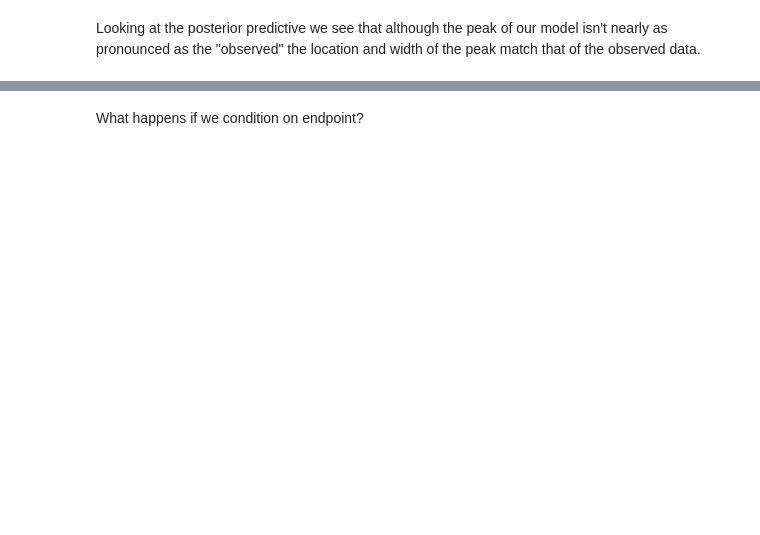
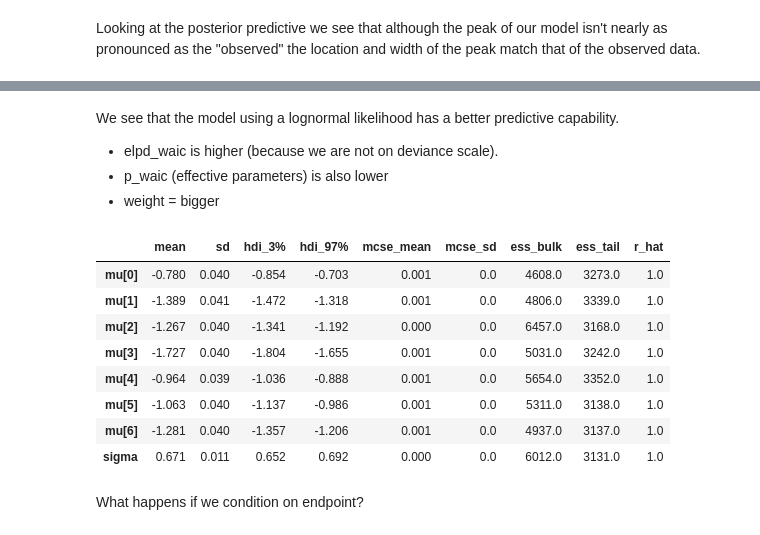
Before and after one commit to joakimGD/PRPRO-exam, a Jupyter notebook: main-question.ipynb, the cells around one changed output, grey strips where cells are left out. Saved outputs shown, nothing was run; the diff lists cells and outputs as text; code cells hidden in the pictures; blank space fills up the shorter version.

```diff
--- a/main-question.ipynb
+++ b/main-question.ipynb
@@ -333,3 +401,20 @@ Looking at the posterior predictive we see that although the peak of our model i
+# %% [markdown]
+We see that the model using a lognormal likelihood has a better predictive capability.
+- elpd_waic is higher (because we are not on deviance scale).
+- p_waic (effective parameters) is also lower
+- weight = bigger
+# %%
+az.summary(trace_h1_lognormal)
+# %% [output]
+|  | mean | sd | hdi_3% | hdi_97% | mcse_mean | mcse_sd | ess_bulk | ess_tail | r_hat |
+| mu[0] | -0.780 | 0.040 | -0.854 | -0.703 | 0.001 | 0.0 | 4608.0 | 3273.0 | 1.0 |
+| mu[1] | -1.389 | 0.041 | -1.472 | -1.318 | 0.001 | 0.0 | 4806.0 | 3339.0 | 1.0 |
+| mu[2] | -1.267 | 0.040 | -1.341 | -1.192 | 0.000 | 0.0 | 6457.0 | 3168.0 | 1.0 |
+| mu[3] | -1.727 | 0.040 | -1.804 | -1.655 | 0.001 | 0.0 | 5031.0 | 3242.0 | 1.0 |
+| mu[4] | -0.964 | 0.039 | -1.036 | -0.888 | 0.001 | 0.0 | 5654.0 | 3352.0 | 1.0 |
+| mu[5] | -1.063 | 0.040 | -1.137 | -0.986 | 0.001 | 0.0 | 5311.0 | 3138.0 | 1.0 |
+| mu[6] | -1.281 | 0.040 | -1.357 | -1.206 | 0.001 | 0.0 | 4937.0 | 3137.0 | 1.0 |
+| sigma | 0.671 | 0.011 | 0.652 | 0.692 | 0.000 | 0.0 | 6012.0 | 3131.0 | 1.0 |
 # %% [markdown]
 What happens if we condition on endpoint?
 # %%
```
Also changed, not shown: parts of 10 cells of this notebook.
